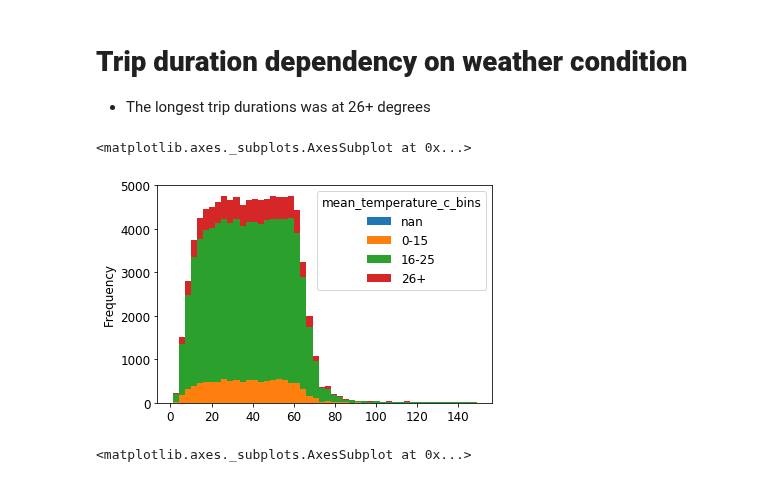
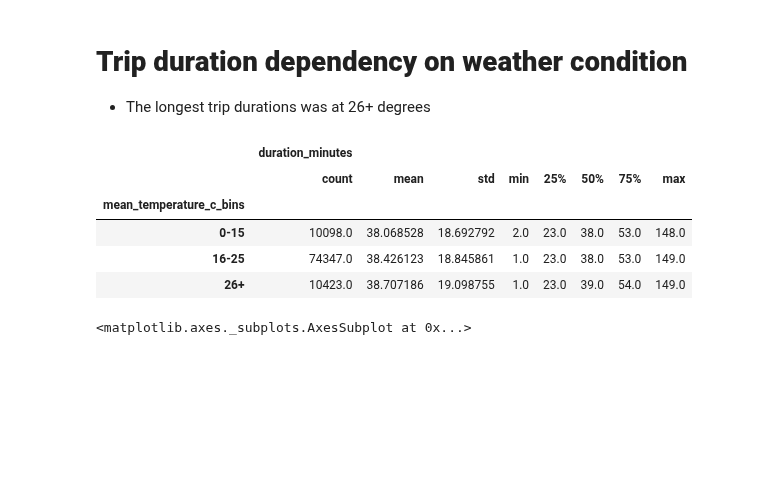
Before and after one commit to orbenishay/pandas-project, a Jupyter notebook: Bicycle_10.ipynb, the cells around one changed output. Saved outputs shown, nothing was run; the diff lists cells and outputs as text; code cells hidden in the pictures; blank space fills up the shorter version.

```diff
--- a/Bicycle_10.ipynb
+++ b/Bicycle_10.ipynb
@@ -172,11 +172,16 @@ plt.rcParams['font.size'] = 12
 # %%
 df_all['mean_temperature_c_bins'] = pd.cut(x= df_all['mean_temperature_c'], bins= 3, labels= ['0-15', '16-25', '26+'], duplicates = 'drop')
 df_duration_by_temp_bin = df_all.groupby('mean_temperature_c_bins')['duration_minutes'].mean()
 df_all_hist=df_all.filter(['mean_temperature_c_bins', 'duration_minutes'])
 df_all_hist[df_all_hist['duration_minutes']<150].pivot(columns='mean_temperature_c_bins').duration_minutes.plot(kind = 'hist', stacked=True,bins=50)
+df_all_hist[df_all_hist['duration_minutes']<150].groupby("mean_temperature_c_bins").describe()
 # %% [output]
-<matplotlib.axes._subplots.AxesSubplot at 0x...>
-[figure, removed]
+|  | duration_minutes |  |  |  |  |  |  |  |
+|  | count | mean | std | min | 25% | 50% | 75% | max |
+| mean_temperature_c_bins |  |  |  |  |  |  |  |  |
+| 0-15 | 10098.0 | 38.068528 | 18.692792 | 2.0 | 23.0 | 38.0 | 53.0 | 148.0 |
+| 16-25 | 74347.0 | 38.426123 | 18.845861 | 1.0 | 23.0 | 38.0 | 53.0 | 149.0 |
+| 26+ | 10423.0 | 38.707186 | 19.098755 | 1.0 | 23.0 | 39.0 | 54.0 | 149.0 |
 # %%
 df_all_scatter=df_all[df_all_hist['duration_minutes']<1000].filter(['mean_temperature_c_bins', 'duration_minutes','mean_temperature_c'])
 df_all_scatter.plot.scatter(x='mean_temperature_c',y='duration_minutes')
```
